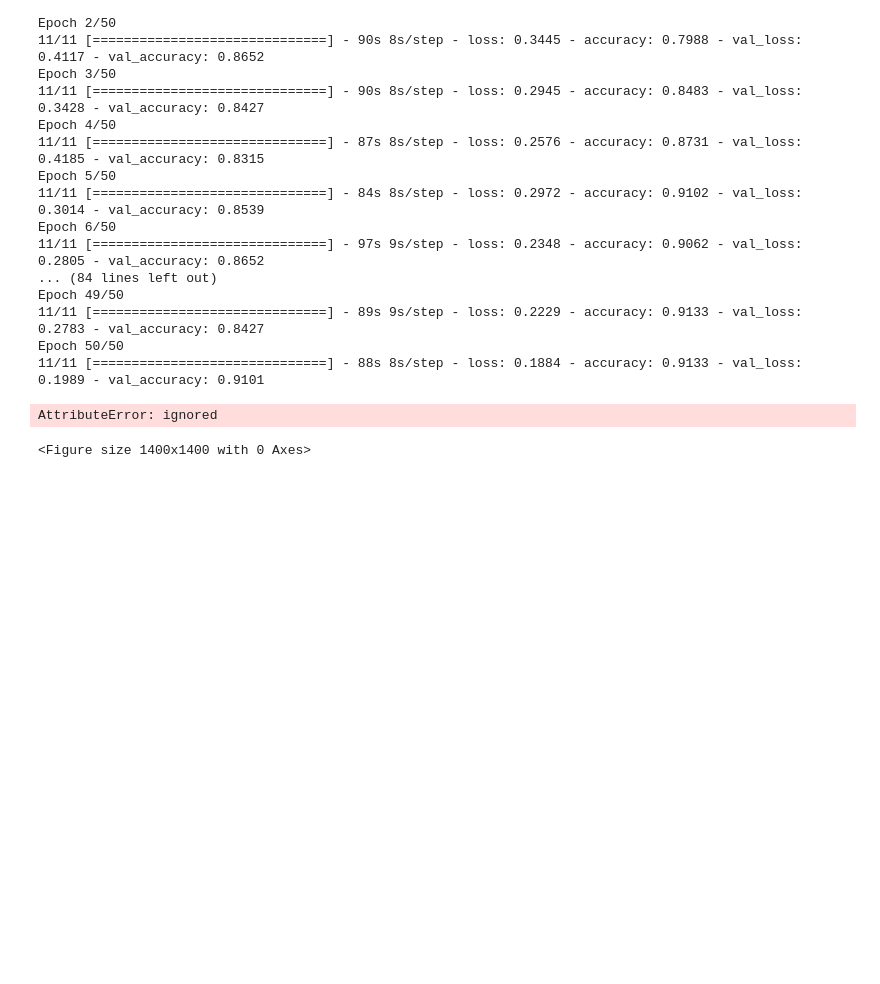
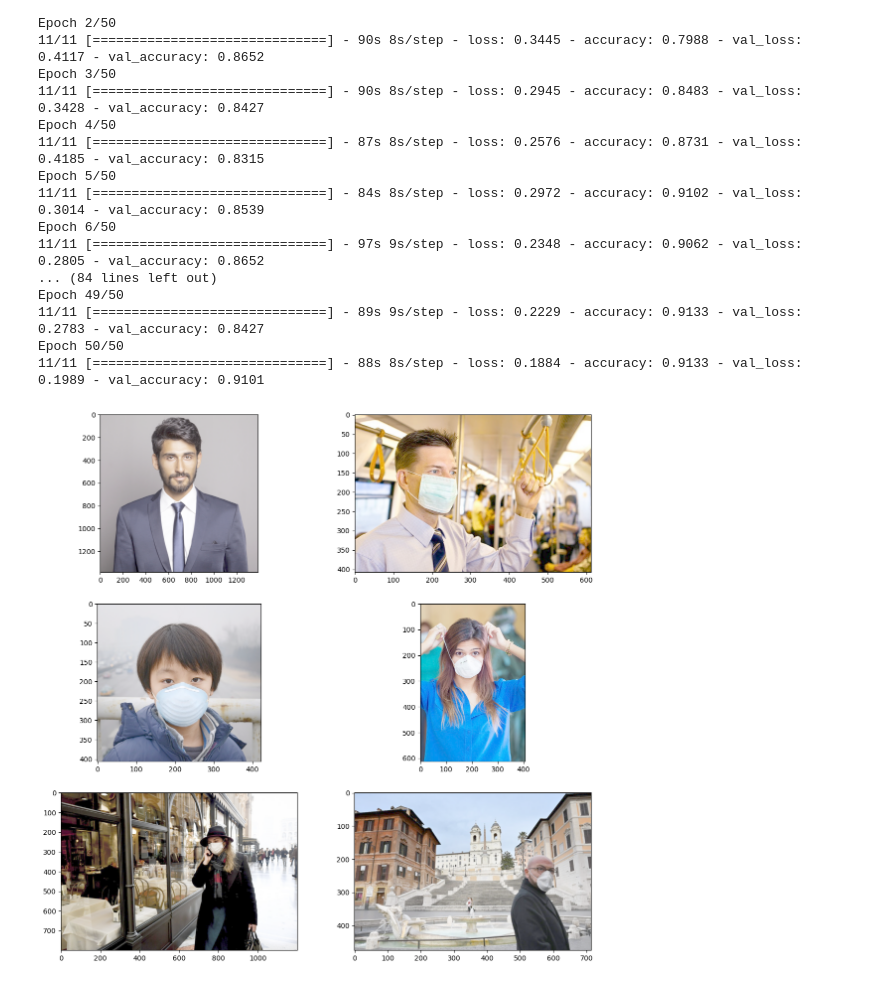
Before and after one commit to VishalIITP/FaceMaskDetection, a Jupyter notebook: FaceMaskDetetction.ipynb, the cells around one changed output. Cells and saved outputs as stored; diff of their text form; code cells hidden in the pictures; blank space fills up the shorter version.

```diff
--- a/FaceMaskDetetction.ipynb
+++ b/FaceMaskDetetction.ipynb
@@ -172,7 +172,7 @@ Epoch 49/50
 Epoch 50/50
 11/11 [==============================] - 88s 8s/step - loss: 0.1884 - accuracy: 0.9133 - val_loss: 0.1989 - val_accuracy: 0.9101
 # %%
-test_images = ['1801.png','1802.jpg', '1803.jpg','1804.jpg','1805.jpg','1806.jpg']
+test_images = ['1801.jpg','1802.jpg', '1803.jpg','1804.jpg','1805.jpg','1806.jpg']
 
 gamma = 2.0
 fig = plt.figure(figsize = (14,14))
@@ -183,32 +183,31 @@ assign = {'0':'Mask','1':"No Mask"}
 for j,im in enumerate(test_images):
     image =  cv2.imread(os.path.join(image_directory,im),1)
     image =  adjust_gamma(image, gamma=gamma)
     (h, w) = image.shape[:2]
     blob = cv2.dnn.blobFromImage(cv2.resize(image, (300,300)), 1.0, (300, 300), (104.0, 177.0, 123.0))
     cvNet.setInput(blob)
     detections = cvNet.forward()
     for i in range(0, detections.shape[2]):
         try:
             box = detections[0, 0, i, 3:7] * np.array([w, h, w, h])
             (startX, startY, endX, endY) = box.astype("int")
             frame = image[startY:endY, startX:endX]
             confidence = detections[0, 0, i, 2]
             if confidence > 0.2:
                 im = cv2.resize(frame,(img_size,img_size))
                 im = np.array(im)/255.0
                 im = im.reshape(1,124,124,3)
                 result = model.predict(im)
                 if result>0.5:
                     label_Y = 1
                 else:
                     label_Y = 0
                 cv2.rectangle(image, (startX, startY), (endX, endY), (0, 0, 255), 2)
                 cv2.putText(image,assign[str(label_Y)] , (startX, startY-10), cv2.FONT_HERSHEY_SIMPLEX, 1.5, (36,255,12), 2)
 
         except:pass
     axes.append(fig.add_subplot(rows, cols, j+1))
     plt.imshow(cv2.cvtColor(image, cv2.COLOR_BGR2RGB))
 plt.show()
 # %% [output]
-AttributeError: ignored
-<Figure size 1400x1400 with 0 Axes>
+[figure, added]
```
